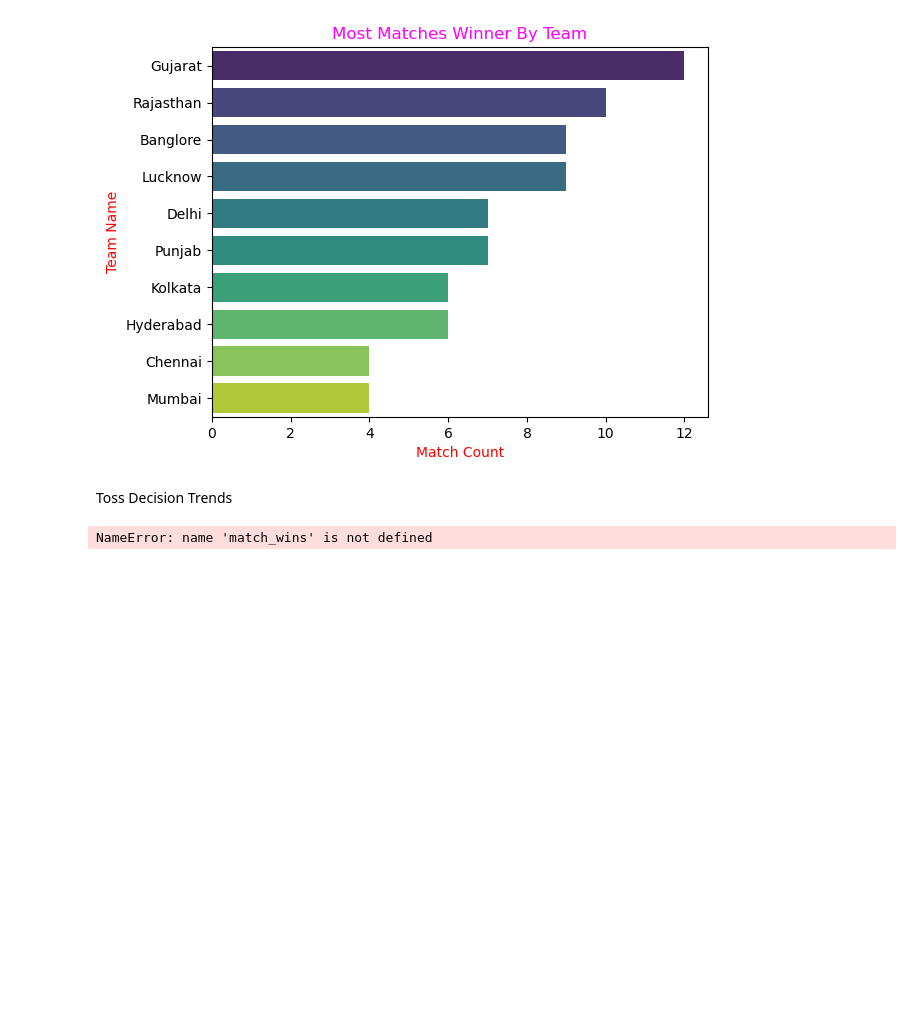
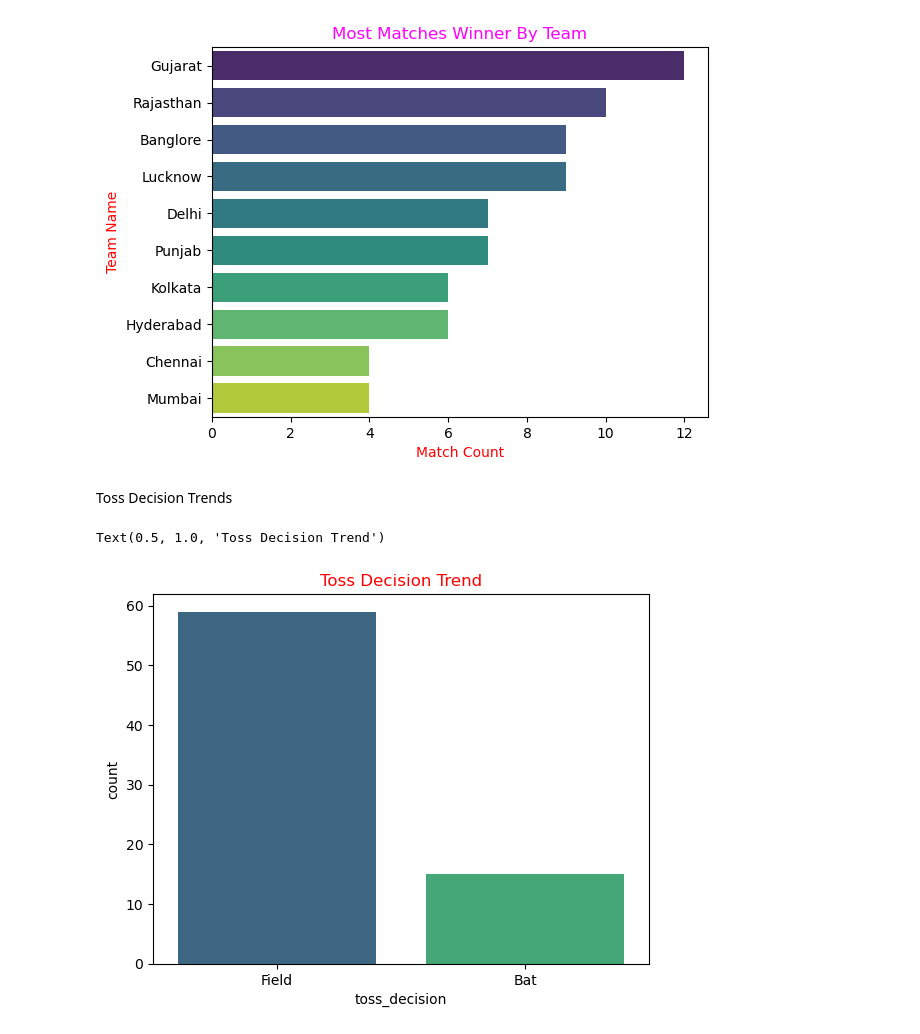
Before and after one commit to CodeWithNirmalya/Data_Science_Projects, a Jupyter notebook: IPL_Score_Prediction/IPL_capstone_project.ipynb, the cells around one changed output. Cells and saved outputs as stored; diff of their text form; code cells hidden in the pictures; blank space fills up the shorter version.

Commit message:
Added Toss Decision trend

```diff
--- a/IPL_Score_Prediction/IPL_capstone_project.ipynb
+++ b/IPL_Score_Prediction/IPL_capstone_project.ipynb
@@ -73,5 +73,8 @@ Text(0, 0.5, 'Team Name')
 # %% [markdown]
 Toss Decision Trends
 # %%
+sns.countplot(x = df['toss_decision'],palette='viridis')
+plt.title('Toss Decision Trend',color = 'red')
 # %% [output]
-NameError: name 'match_wins' is not defined
+Text(0.5, 1.0, 'Toss Decision Trend')
+[figure, added]
```
